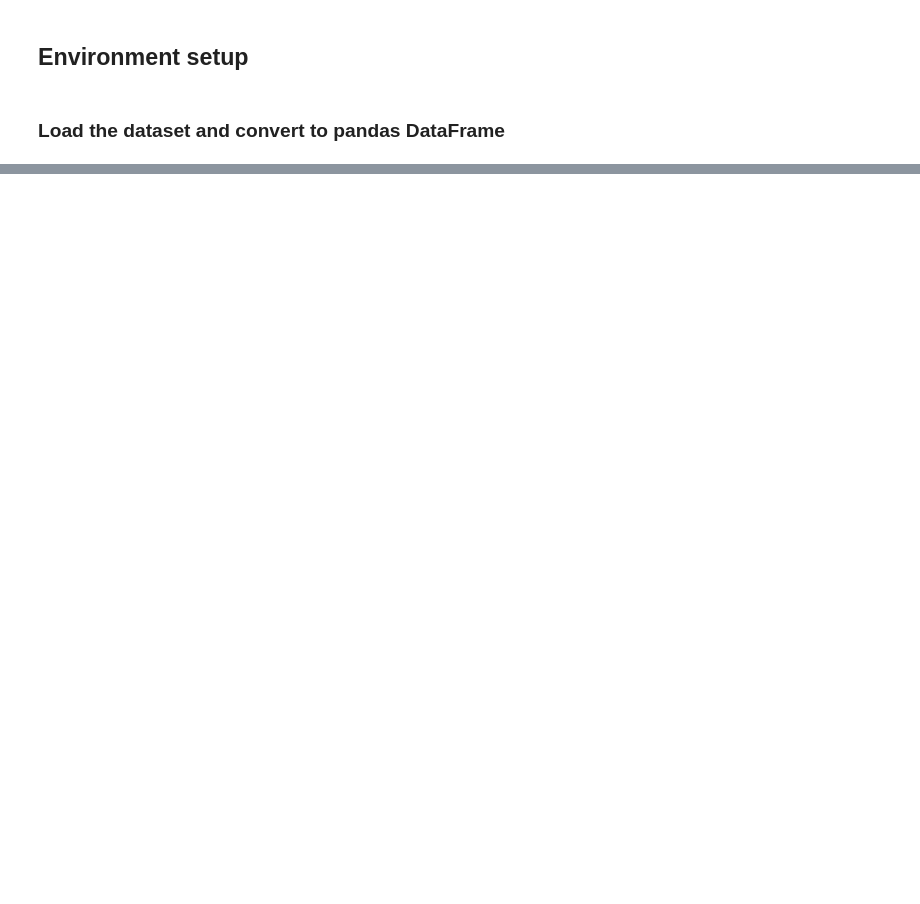
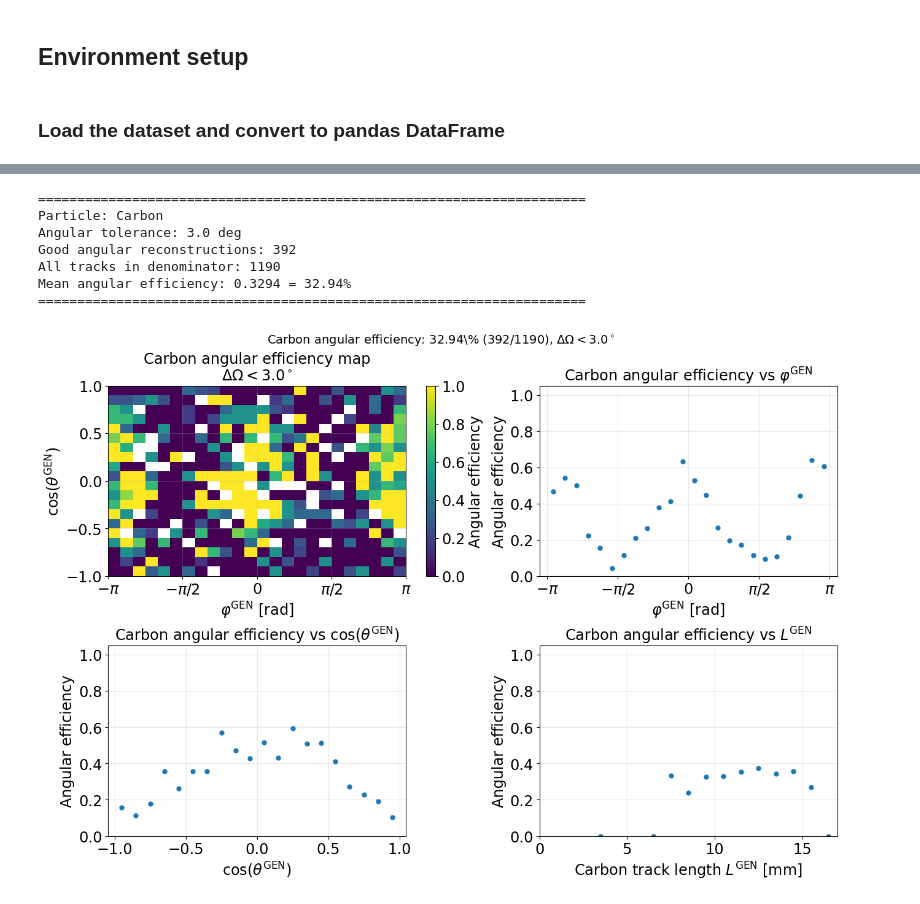
Before and after one commit to akalinow/TPCReco, a Jupyter notebook: PythonAnalysis/ipynb/ELITPC_analysis.ipynb, the cells around one changed output, grey strips where cells are left out. Drawn from its saved outputs; the diff is of its cells as text; code cells hidden in the pictures; blank space fills up the shorter version.

```diff
--- a/PythonAnalysis/ipynb/ELITPC_analysis.ipynb
+++ b/PythonAnalysis/ipynb/ELITPC_analysis.ipynb
@@ -196,0 +224,17 @@ plf.plotEndPointRes(df=df_UVWT, edge="Carbon", coordinates=["u", "v", "w", "t"])
+# %%
+importlib.reload(plf)
+
+fig, axes, df_ang_alpha, summary_alpha = plf.plotAngularEffMaps(
+    df,
+    partName="Carbon",
+    angle_tolerance_deg=3.0
+)
+# %% [output]
+======================================================================
+Particle: Carbon
+Angular tolerance: 3.0 deg
+Good angular reconstructions: 392
+All tracks in denominator: 1190
+Mean angular efficiency: 0.3294 = 32.94%
+======================================================================
+[figure, added]
```
Also changed, not shown: parts of 23 cells of this notebook, 2 other files.
